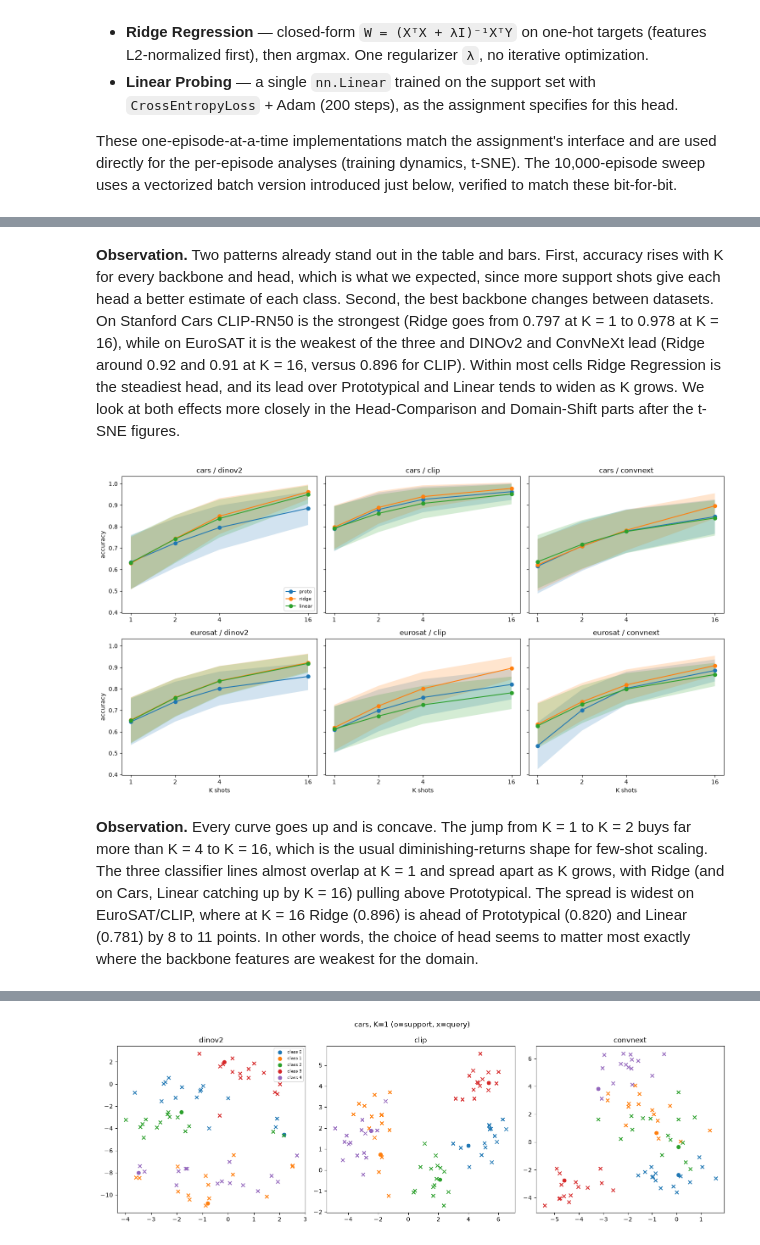
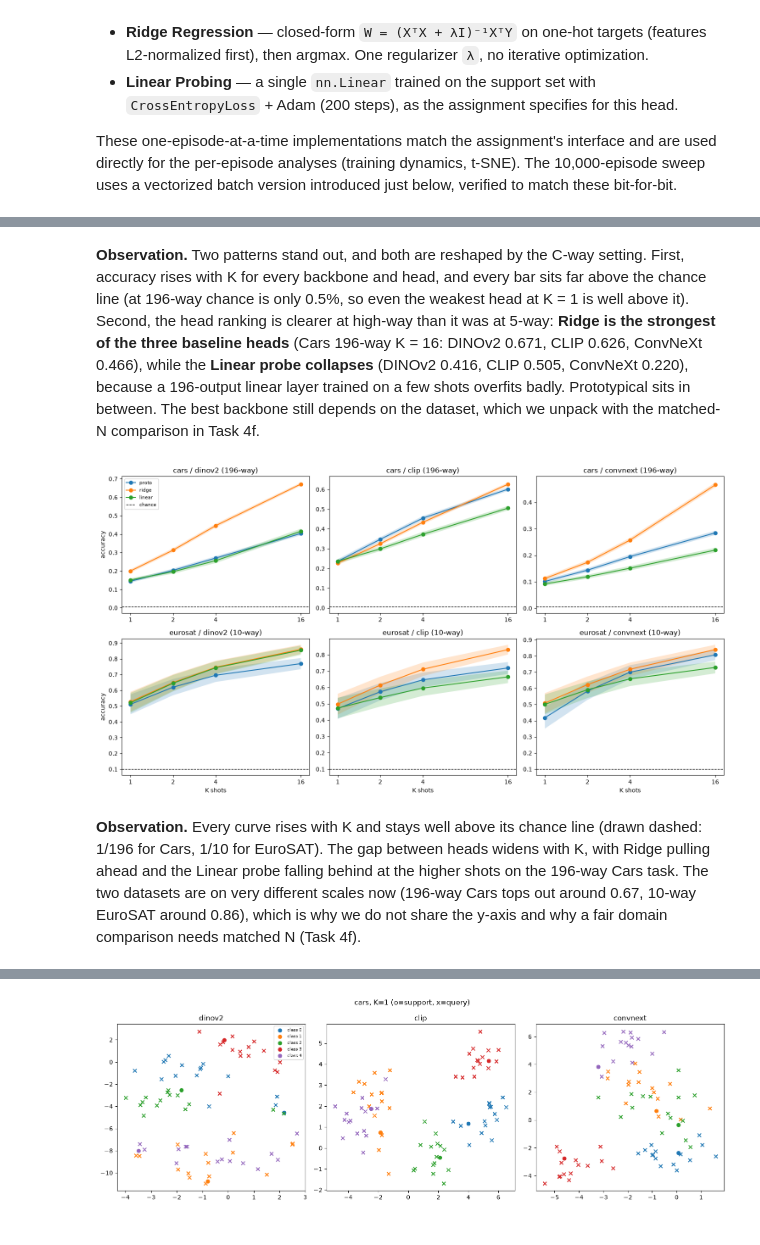
Before and after one commit to eyalsht/cv-hw2-few-shot-benchmarking, a Jupyter notebook: cv_hw2_312359284_314884834.ipynb, the cells around one changed output, grey strips where cells are left out. Cells and saved outputs as stored; diff of their text form; code cells hidden in the pictures.

```diff
--- a/cv_hw2_312359284_314884834.ipynb
+++ b/cv_hw2_312359284_314884834.ipynb
@@ -668,45 +676,37 @@ for dataset_name in DATASETS:
 # %% [markdown]
-**Observation.** Two patterns already stand out in the table and bars. First, accuracy rises with K
-for every backbone and head, which is what we expected, since more support shots give each head a
-better estimate of each class. Second, the best backbone changes between datasets. On Stanford Cars
-CLIP-RN50 is the strongest (Ridge goes from 0.797 at K = 1 to 0.978 at K = 16), while on EuroSAT it is
-the weakest of the three and DINOv2 and ConvNeXt lead (Ridge around 0.92 and 0.91 at K = 16, versus
-0.896 for CLIP). Within most cells Ridge Regression is the steadiest head, and its lead over
-Prototypical and Linear tends to widen as K grows. We look at both effects more closely in the
-Head-Comparison and Domain-Shift parts after the t-SNE figures.
+**Observation.** Two patterns stand out, and both are reshaped by the C-way setting. First, accuracy
+rises with K for every backbone and head, and every bar sits far above the chance line (at 196-way
+chance is only 0.5%, so even the weakest head at K = 1 is well above it). Second, the head ranking is
+clearer at high-way than it was at 5-way: **Ridge is the strongest of the three baseline heads**
+(Cars 196-way K = 16: DINOv2 0.671, CLIP 0.626, ConvNeXt 0.466), while the **Linear probe collapses**
+(DINOv2 0.416, CLIP 0.505, ConvNeXt 0.220), because a 196-output linear layer trained on a few shots
+overfits badly. Prototypical sits in between. The best backbone still depends on the dataset, which we
+unpack with the matched-N comparison in Task 4f.
 # %%
-# 5b. Scaling line plots: 2 datasets x 3 backbones = 6 plots, 3 lines (classifiers) each
-fig, axes = plt.subplots(len(DATASETS), len(BACKBONES), figsize=(15, 8), sharey=True)
-
+# 5b. Scaling line plots: 2 datasets x 3 backbones = 6 plots, 3 classifier lines each (C-way)
+fig, axes = plt.subplots(len(DATASETS), len(BACKBONES), figsize=(15, 8))
 for i, dataset_name in enumerate(DATASETS):
+    Cway = int(results_df[results_df.dataset == dataset_name]["C"].iloc[0])
     for j, backbone_name in enumerate(BACKBONES):
         ax = axes[i, j]
         sub = results_df[(results_df.dataset == dataset_name) & (results_df.backbone == backbone_name)]
         for clf_name in CLASSIFIERS:
-            clf_sub = sub[sub.classifier == clf_name].sort_values("k")
-            ax.plot(clf_sub.k, clf_sub["mean"], marker="o", label=clf_name)
-            ax.fill_between(clf_sub.k, clf_sub["mean"] - clf_sub["std"],
-                             clf_sub["mean"] + clf_sub["std"], alpha=0.2)
-        ax.set_xscale("log", base=2)
-        ax.set_xticks(K_SHOTS)
-        ax.set_xticklabels(K_SHOTS)
-        ax.set_title(f"{dataset_name} / {backbone_name}")
-        if i == len(DATASETS) - 1:
-            ax.set_xlabel("K shots")
-        if j == 0:
-            ax.set_ylabel("accuracy")
-
-axes[0, 0].legend(loc="lower right", fontsize=8)
-plt.tight_layout()
-plt.show()
+            cs = sub[sub.method == clf_name].sort_values("k")
+            ax.plot(cs.k, cs["mean"], marker="o", label=clf_name)
+            ax.fill_between(cs.k, cs["mean"] - cs["std"], cs["mean"] + cs["std"], alpha=0.2)
+        ax.axhline(1 / Cway, color="k", ls="--", lw=1, label="chance")
+        ax.set_xscale("log", base=2); ax.set_xticks(K_SHOTS); ax.set_xticklabels(K_SHOTS)
+        ax.set_title(f"{dataset_name} / {backbone_name} ({Cway}-way)")
+        if i == len(DATASETS) - 1: ax.set_xlabel("K shots")
+        if j == 0: ax.set_ylabel("accuracy")
+axes[0, 0].legend(loc="best", fontsize=8)
+plt.tight_layout(); plt.show()
 # %% [output]
-[figure, old version]
+[figure, new version]
 # %% [markdown]
-**Observation.** Every curve goes up and is concave. The jump from K = 1 to K = 2 buys far more than
-K = 4 to K = 16, which is the usual diminishing-returns shape for few-shot scaling. The three
-classifier lines almost overlap at K = 1 and spread apart as K grows, with Ridge (and on Cars, Linear
-catching up by K = 16) pulling above Prototypical. The spread is widest on EuroSAT/CLIP, where at
-K = 16 Ridge (0.896) is ahead of Prototypical (0.820) and Linear (0.781) by 8 to 11 points. In other
-words, the choice of head seems to matter most exactly where the backbone features are weakest for the
-domain.
+**Observation.** Every curve rises with K and stays well above its chance line (drawn dashed: 1/196
+for Cars, 1/10 for EuroSAT). The gap between heads widens with K, with Ridge pulling ahead and the
+Linear probe falling behind at the higher shots on the 196-way Cars task. The two datasets are on very
+different scales now (196-way Cars tops out around 0.67, 10-way EuroSAT around 0.86), which is why we
+do not share the y-axis and why a fair domain comparison needs matched N (Task 4f).
 # %%
```
Also changed, not shown: parts of 37 cells of this notebook, 8 other files.
